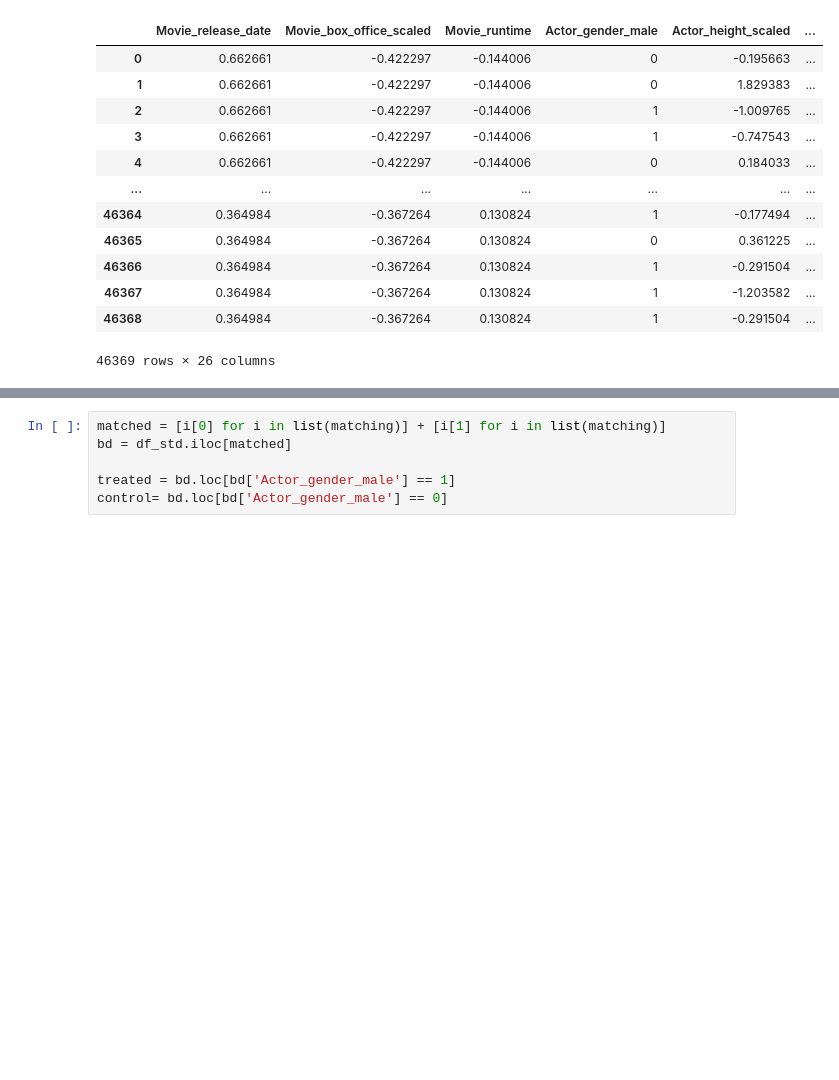
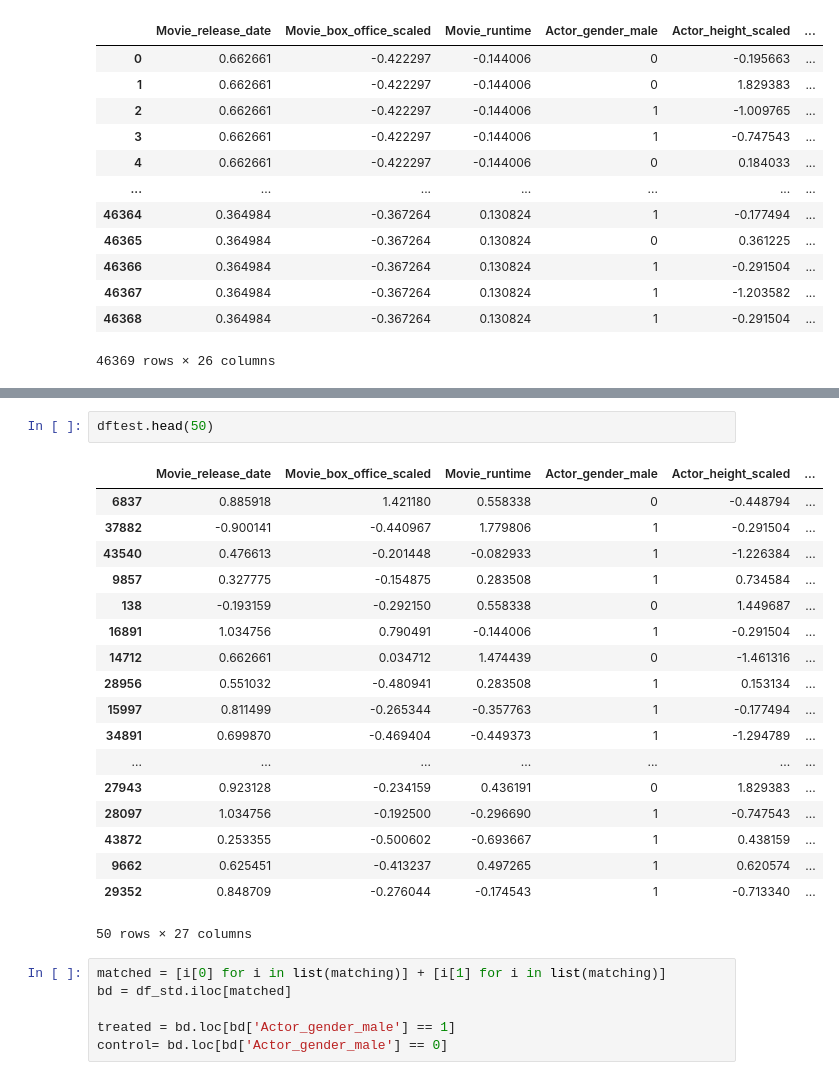
Before and after one commit to epfl-ada/ada-2024-project-ecureuilscosmiques24, a Jupyter notebook: Propensityv2.ipynb, the cells around one changed output, grey strips where cells are left out. Cells and saved outputs as stored; diff of their text form; blank space fills up the shorter version.

```diff
--- a/Propensityv2.ipynb
+++ b/Propensityv2.ipynb
@@ -146,3 +156,24 @@ Number of successful matching: 81
+# %%
+dftest.head(50)
+# %% [output]
+|  | Movie_release_date | Movie_box_office_scaled | Movie_runtime | Actor_gender_male | Actor_height_scaled | ... |
+| 6837 | 0.885918 | 1.421180 | 0.558338 | 0 | -0.448794 | ... |
+| 37882 | -0.900141 | -0.440967 | 1.779806 | 1 | -0.291504 | ... |
+| 43540 | 0.476613 | -0.201448 | -0.082933 | 1 | -1.226384 | ... |
+| 9857 | 0.327775 | -0.154875 | 0.283508 | 1 | 0.734584 | ... |
+| 138 | -0.193159 | -0.292150 | 0.558338 | 0 | 1.449687 | ... |
+| 16891 | 1.034756 | 0.790491 | -0.144006 | 1 | -0.291504 | ... |
+| 14712 | 0.662661 | 0.034712 | 1.474439 | 0 | -1.461316 | ... |
+| 28956 | 0.551032 | -0.480941 | 0.283508 | 1 | 0.153134 | ... |
+| 15997 | 0.811499 | -0.265344 | -0.357763 | 1 | -0.177494 | ... |
+| 34891 | 0.699870 | -0.469404 | -0.449373 | 1 | -1.294789 | ... |
+| ... | ... | ... | ... | ... | ... | ... |
+| 27943 | 0.923128 | -0.234159 | 0.436191 | 0 | 1.829383 | ... |
+| 28097 | 1.034756 | -0.192500 | -0.296690 | 1 | -0.747543 | ... |
+| 43872 | 0.253355 | -0.500602 | -0.693667 | 1 | 0.438159 | ... |
+| 9662 | 0.625451 | -0.413237 | 0.497265 | 1 | 0.620574 | ... |
+| 29352 | 0.848709 | -0.276044 | -0.174543 | 1 | -0.713340 | ... |
+50 rows × 27 columns
 # %%
 matched = [i[0] for i in list(matching)] + [i[1] for i in list(matching)]
 bd = df_std.iloc[matched]
```
Also changed, not shown: parts of 5 cells of this notebook.
